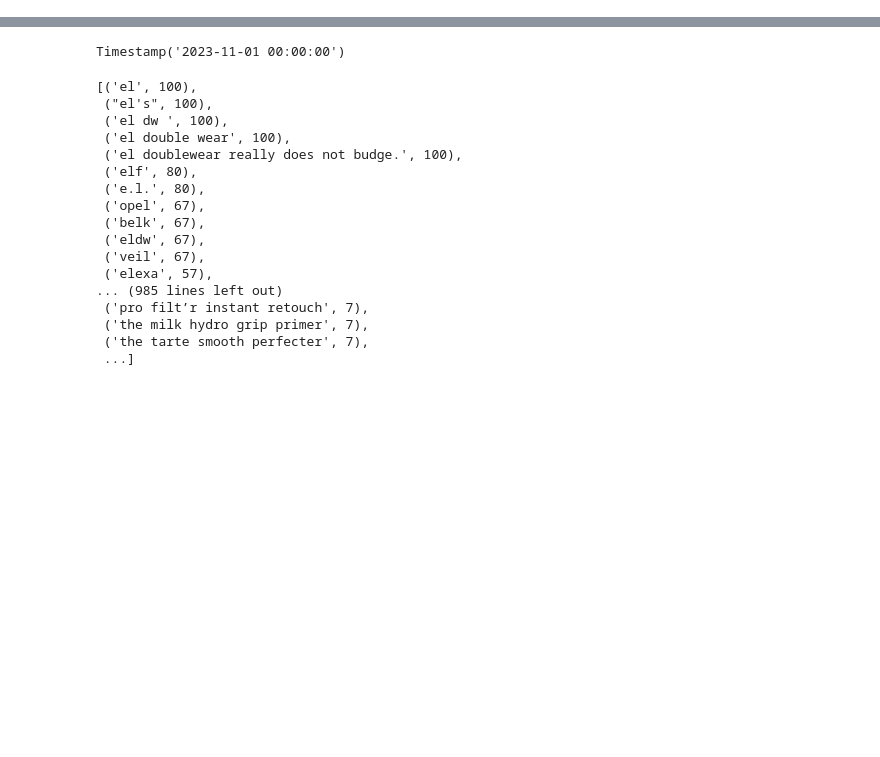
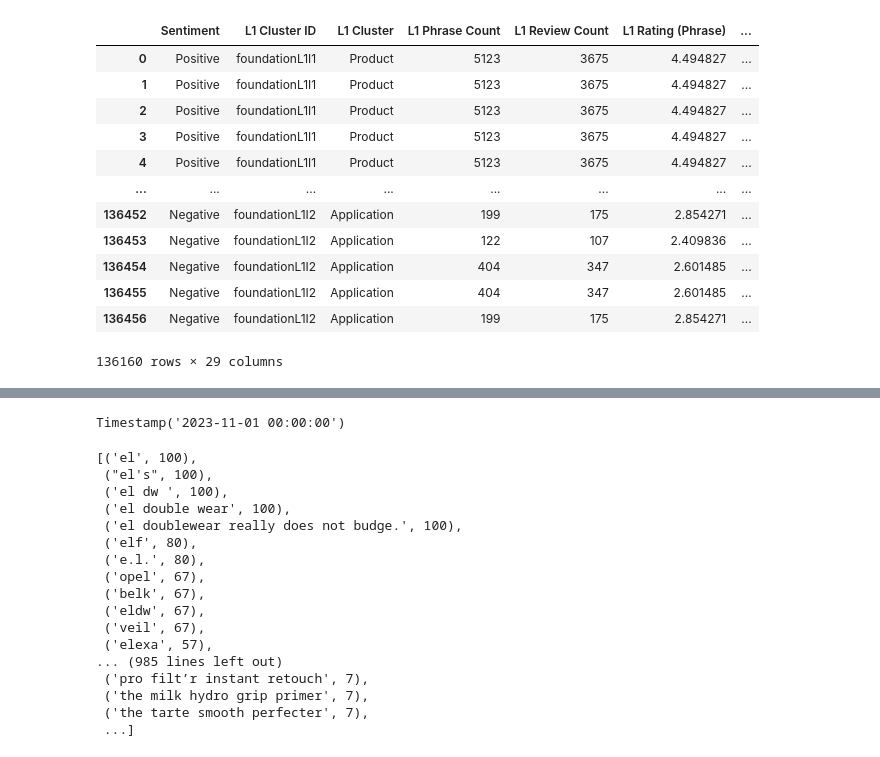
Before and after one commit to KshitizKumawat/moksh.io, a Jupyter notebook: miscellaneous.ipynb, the cells around one changed output, grey strips where cells are left out. Drawn from its saved outputs; the diff is of its cells as text; code cells hidden in the pictures; blank space fills up the shorter version.

```diff
--- a/miscellaneous.ipynb
+++ b/miscellaneous.ipynb
@@ -29,0 +65,16 @@ from fuzzywuzzy import process
+# %%
+df1
+# %% [output]
+|  | Sentiment | L1 Cluster ID | L1 Cluster | L1 Phrase Count | L1 Review Count | L1 Rating (Phrase) | ... |
+| 0 | Positive | foundationL1I1 | Product | 5123 | 3675 | 4.494827 | ... |
+| 1 | Positive | foundationL1I1 | Product | 5123 | 3675 | 4.494827 | ... |
+| 2 | Positive | foundationL1I1 | Product | 5123 | 3675 | 4.494827 | ... |
+| 3 | Positive | foundationL1I1 | Product | 5123 | 3675 | 4.494827 | ... |
+| 4 | Positive | foundationL1I1 | Product | 5123 | 3675 | 4.494827 | ... |
+| ... | ... | ... | ... | ... | ... | ... | ... |
+| 136452 | Negative | foundationL1I2 | Application | 199 | 175 | 2.854271 | ... |
+| 136453 | Negative | foundationL1I2 | Application | 122 | 107 | 2.409836 | ... |
+| 136454 | Negative | foundationL1I2 | Application | 404 | 347 | 2.601485 | ... |
+| 136455 | Negative | foundationL1I2 | Application | 404 | 347 | 2.601485 | ... |
+| 136456 | Negative | foundationL1I2 | Application | 199 | 175 | 2.854271 | ... |
+136160 rows × 29 columns
```
Also changed, not shown: parts of 18 cells of this notebook, 4 other files.
